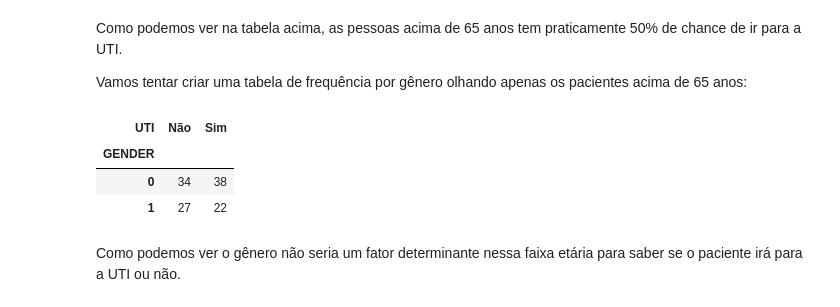
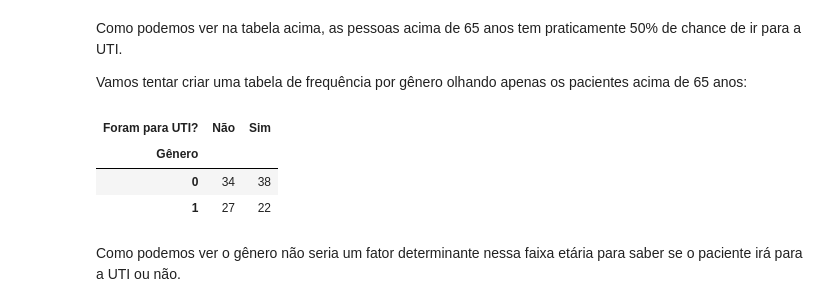
Before and after one commit to rodrigodemend/Diagn-stico-de-Dados-Cl-nicos-com-Machine-Learning, a Jupyter notebook: Notebooks/Modelagem_para_Diagnóstico_de_Dados_Clínicos_com_Machine_Learning_.ipynb, the cells around one changed output. Saved outputs shown, nothing was run; the diff lists cells and outputs as text; code cells hidden in the pictures.

```diff
--- a/Notebooks/Modelagem_para_Diagnóstico_de_Dados_Clínicos_com_Machine_Learning_.ipynb
+++ b/Notebooks/Modelagem_para_Diagnóstico_de_Dados_Clínicos_com_Machine_Learning_.ipynb
@@ -592,12 +592,12 @@ Vamos tentar criar uma tabela de frequência por gênero olhando apenas os pacie
 # %%
 # Filtrando apenas os pacientes acima de 65 anos
 dados_com_pacientes_acima_de_65 = dados[dados['AGE_ABOVE65'] == 1]
 # Criando a tabela de frequência
-freq = pd.crosstab(dados_com_pacientes_acima_de_65['GENDER'], dados_com_pacientes_acima_de_65['ICU'].map(dict_map), rownames=['GENDER'], colnames=['UTI'])
+freq = pd.crosstab(dados_com_pacientes_acima_de_65['GENDER'], dados_com_pacientes_acima_de_65['ICU'].map(dict_map), rownames=['Gênero'], colnames=['Foram para UTI?'])
 freq
 # %% [output]
-| UTI | Não | Sim |
-| GENDER |  |  |
+| Foram para UTI? | Não | Sim |
+| Gênero |  |  |
 | 0 | 34 | 38 |
 | 1 | 27 | 22 |
 # %% [markdown]
```
Also changed, not shown: parts of 8 cells of this notebook.
